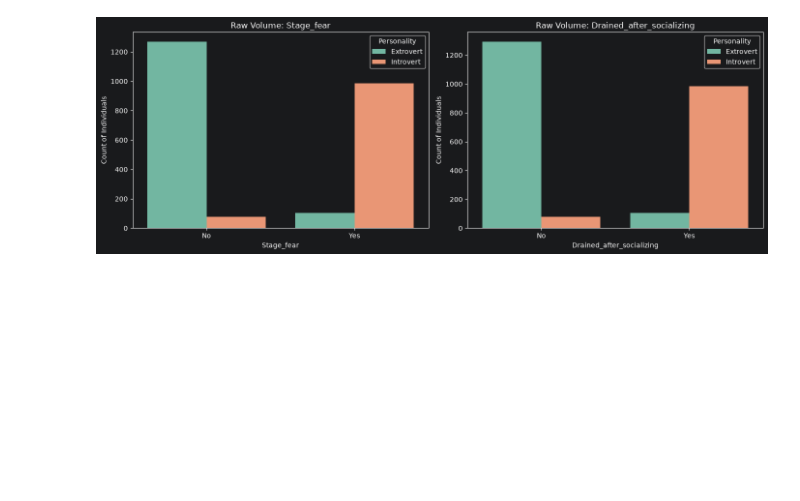
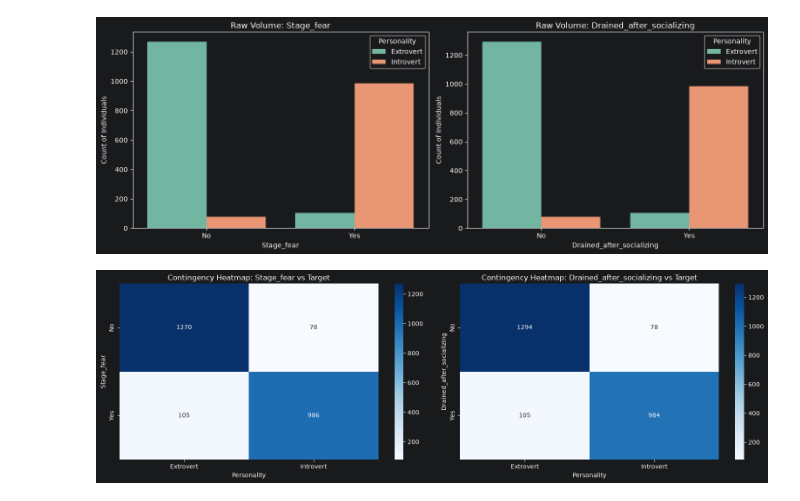
Before and after one commit to MudithMCoder/Introvert-Extrovert-Classification, a Jupyter notebook: pipeline.ipynb, the cells around one changed output. Drawn from its saved outputs; the diff is of its cells as text; code cells hidden in the pictures; blank space fills up the shorter version.

Commit message:
Add contingency heatmap for features
Adds exploratory data analysis visualization showing the relationship between categorical features and the target Personality variable through contingency heatmaps. This helps identify patterns and distributions across feature categories.

```diff
--- a/pipeline.ipynb
+++ b/pipeline.ipynb
@@ -473,3 +473,18 @@ plt.tight_layout()
 plt.show()
 # %% [output]
 [figure]
+# %%
+# Contingency Heatmap
+fig, axes = plt.subplots(1, 2, figsize=(16, 5))
+for i, col in enumerate(cat_features):
+    # Create absolute contingency table
+    crosstab_abs = pd.crosstab(df[col], df['Personality'])
+
+    # Plot as a heatmap
+    sns.heatmap(crosstab_abs, annot=True, fmt='d', cmap='Blues', ax=axes[i], cbar=True)
+    axes[i].set_title(f'Contingency Heatmap: {col} vs Target')
+
+plt.tight_layout()
+plt.show()
+# %% [output]
+[figure, added]
```
